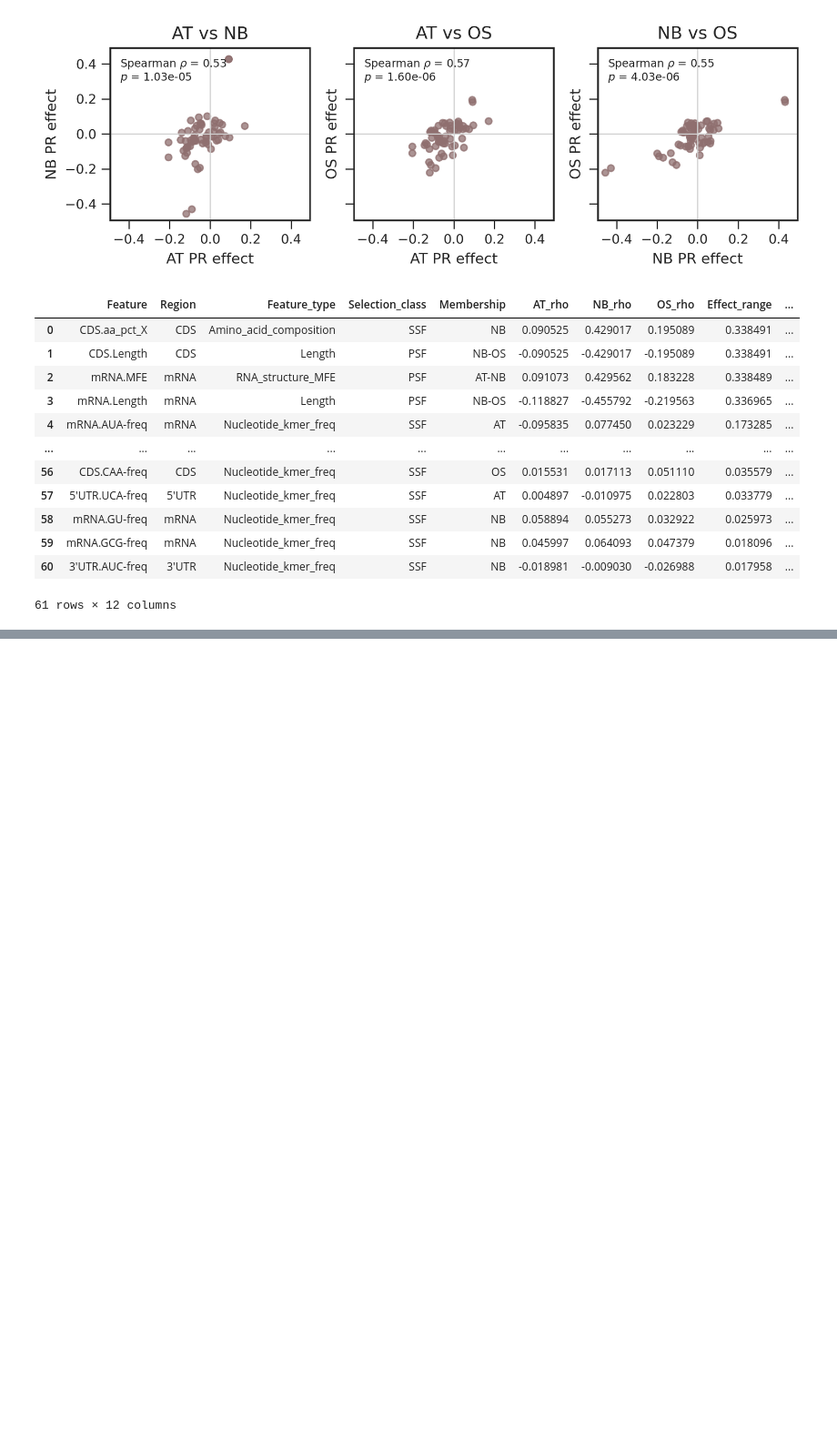
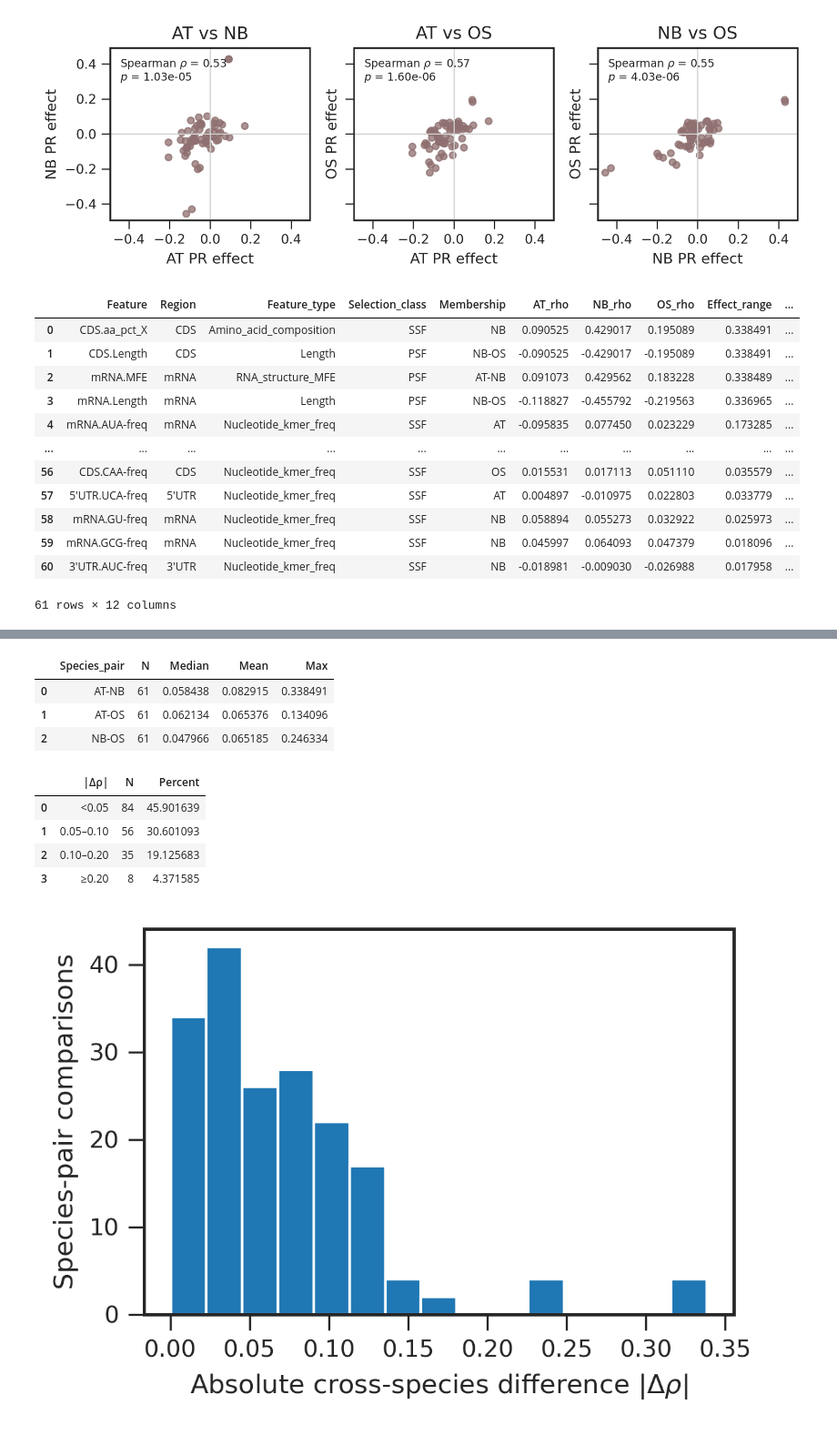
Before and after one commit to ih-11/regression, a Jupyter notebook: notebooks/notebook5.ipynb, the cells around one changed output, grey strips where cells are left out. Shown at 91% size. Saved outputs shown, nothing was run; the diff lists cells and outputs as text; code cells hidden in the pictures; blank space fills up the shorter version.

```diff
--- a/notebooks/notebook5.ipynb
+++ b/notebooks/notebook5.ipynb
@@ -1195,0 +1283,43 @@ display(pr_difference_df.sort_values("P_adj"))
+# %%
+# ============================================
+# 12. Magnitude of cross-species PR divergence
+# ============================================
+
+pr_difference_df["Abs_delta_rho"] = pr_difference_df["Delta_rho"].abs()
+
+delta_summary_df = (
+    pr_difference_df.groupby("Species_pair")["Abs_delta_rho"]
+    .agg(N="size", Median="median", Mean="mean", Max="max")
+    .reset_index()
+)
+
+delta_bins_df = (
+    pd.cut(pr_difference_df["Abs_delta_rho"],
+           bins=[0, .05, .10, .20, np.inf],
+           labels=["<0.05", "0.05–0.10", "0.10–0.20", "≥0.20"],
+           include_lowest=True)
+    .value_counts().sort_index()
+    .rename_axis("|Δρ|").reset_index(name="N")
+)
+delta_bins_df["Percent"] = 100 * delta_bins_df["N"] / len(pr_difference_df)
+
+display(delta_summary_df)
+display(delta_bins_df)
+
+fig, ax = plt.subplots(figsize=(4, 2.8), dpi=_PLOT_CFG["dpi"])
+ax.hist(pr_difference_df["Abs_delta_rho"], bins=15, edgecolor="white")
+ax.set(xlabel=r"Absolute cross-species difference $|\Delta\rho|$",
+       ylabel="Species-pair comparisons")
+plt.tight_layout()
+plt.show()
+# %% [output]
+|  | Species_pair | N | Median | Mean | Max |
+| 0 | AT-NB | 61 | 0.058438 | 0.082915 | 0.338491 |
+| 1 | AT-OS | 61 | 0.062134 | 0.065376 | 0.134096 |
+| 2 | NB-OS | 61 | 0.047966 | 0.065185 | 0.246334 |
+|  | |Δρ| | N | Percent |
+| 0 | <0.05 | 84 | 45.901639 |
+| 1 | 0.05–0.10 | 56 | 30.601093 |
+| 2 | 0.10–0.20 | 35 | 19.125683 |
+| 3 | ≥0.20 | 8 | 4.371585 |
+[figure, added]
```
Also changed, not shown: parts of 3 cells of this notebook.
